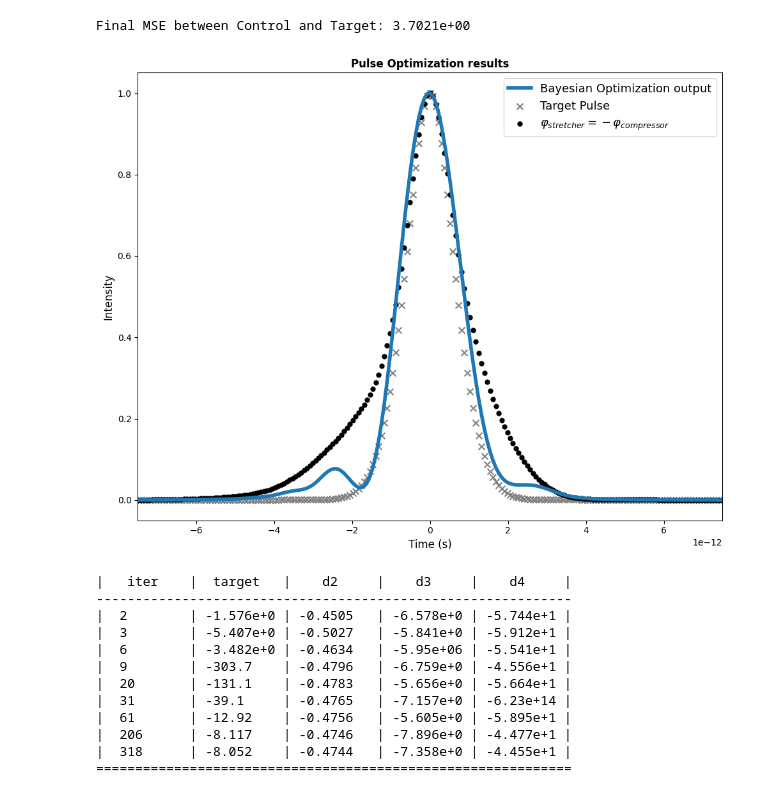
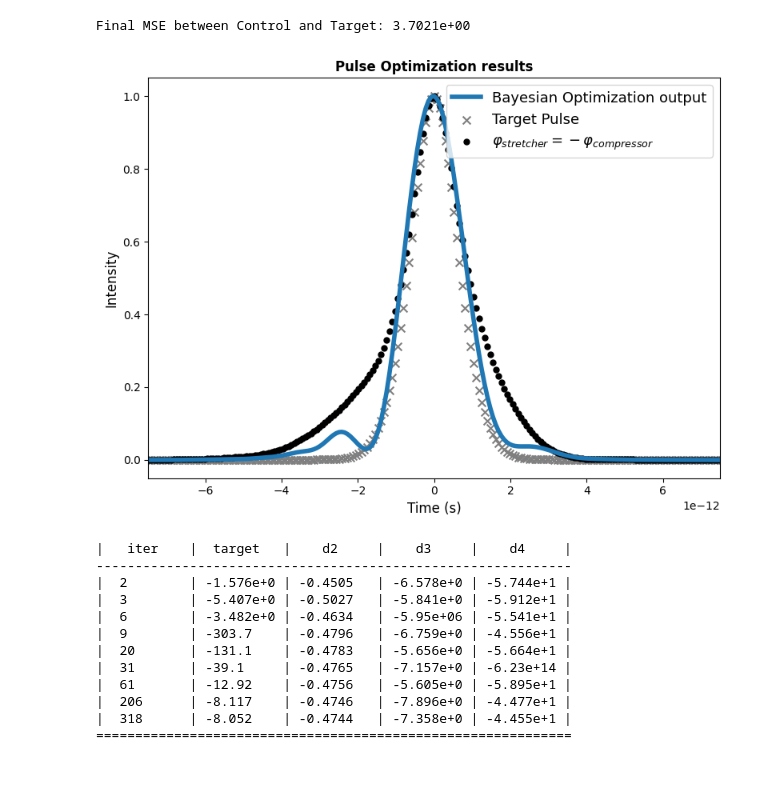
Before and after one commit to fracapuano/TempoRL, a Jupyter notebook: notebooks/BayesianOptimisation/loss_functions.ipynb, the cells around one changed output. Cells and saved outputs as stored; diff of their text form; code cells hidden in the pictures.

```diff
--- a/notebooks/BayesianOptimisation/loss_functions.ipynb
+++ b/notebooks/BayesianOptimisation/loss_functions.ipynb
@@ -180,6 +180,11 @@ Surely enough other loss functions can be defined. In particular:
 6. One which is based on *L1-Manhattan norm*
 # %%
 mse_pulse = profile_BO
+# %%
+# loss-1
+def objective_function(d2, d3, d4):
+    controlled_profile = temporal_profile(d2, d3, d4)
+    return -1 * (controlled_profile * (controlled_profile - target_profile)**2).sum() / controlled_profile.sum()
 # %%
 optimizer = BayesianOptimization(
     f=objective_function,
@@ -251,7 +256,7 @@ loss1_pulse = profile_BO
 def objective_function(d2, d3, d4):
     tol = 1e-6 # zero tolerance
     controlled_profile = temporal_profile(d2, d3, d4)
-    mask = (controlled_profile != target_profile) & (controlled_profile > tol)
+    mask = controlled_profile > tol
 
     controlled_profile = controlled_profile[mask]
     target = target_profile[mask]
@@ -327,7 +329,7 @@ def objective_function(d2, d3, d4):
     tol = 1e-6 # zero tolerance
     w1, w2 = 0.3, 0.7
     controlled_profile = temporal_profile(d2, d3, d4)
-    mask = (controlled_profile != target_profile) & (controlled_profile > tol)
+    mask = controlled_profile > tol
 
     controlled_profile = controlled_profile[mask]
     target = target_profile[mask]
@@ -374,31 +376,31 @@ Final MSE between Control and Target: 3.7021e+00
 # %%
 # output if non-linearity was absent from the system
 linear_opt_time, linear_opt_profile = l1_pump.forward_pass(
     control = l1_pump.translate_control(
         -1*COMPRESSOR, verse = "to_disp"
     )
 )
 control = np.array((optimizer.max["params"]["d2"], optimizer.max["params"]["d3"], optimizer.max["params"]["d4"]))
 time_BO, profile_BO = l1_pump.forward_pass(control)
 profile_BO = np.roll(profile_BO, np.argmax(target_profile) - np.argmax(profile_BO))
 
-fig, ax = plt.subplots(figsize = (10, 8))
+fig, ax = plt.subplots(figsize = (8, 6))
 ax.set_title("Pulse Optimization results", fontsize = 12, fontweight = "bold")
 ax.plot(time_BO, profile_BO, label = "Bayesian Optimization output", lw = 4)
 ax.scatter(time_BO, target_profile, label = "Target Pulse", c = "tab:grey", marker = "x", s = 50)
 
 ax.scatter(linear_opt_time, np.roll(linear_opt_profile,
                                     - linear_opt_profile.argmax() + target_profile.argmax()),
            label = r"$\varphi_{stretcher} = - \varphi_{compressor}$", marker = "o", s = 25, c = "k")
 
 ax.set_xlabel(r"Time (s)", fontsize = 12); ax.set_ylabel("Intensity", fontsize = 12)
 
 ax.legend(fontsize = 13)
 ax.set_xlim(left = -0.75e-11, right = +0.75e-11)
 fig.tight_layout()
 plt.show()
 # %% [output]
-[figure, old version]
+[figure, new version]
 # %%
 loss3_pulse = profile_BO
 # %%
```
Also changed, not shown: parts of 11 cells of this notebook.
